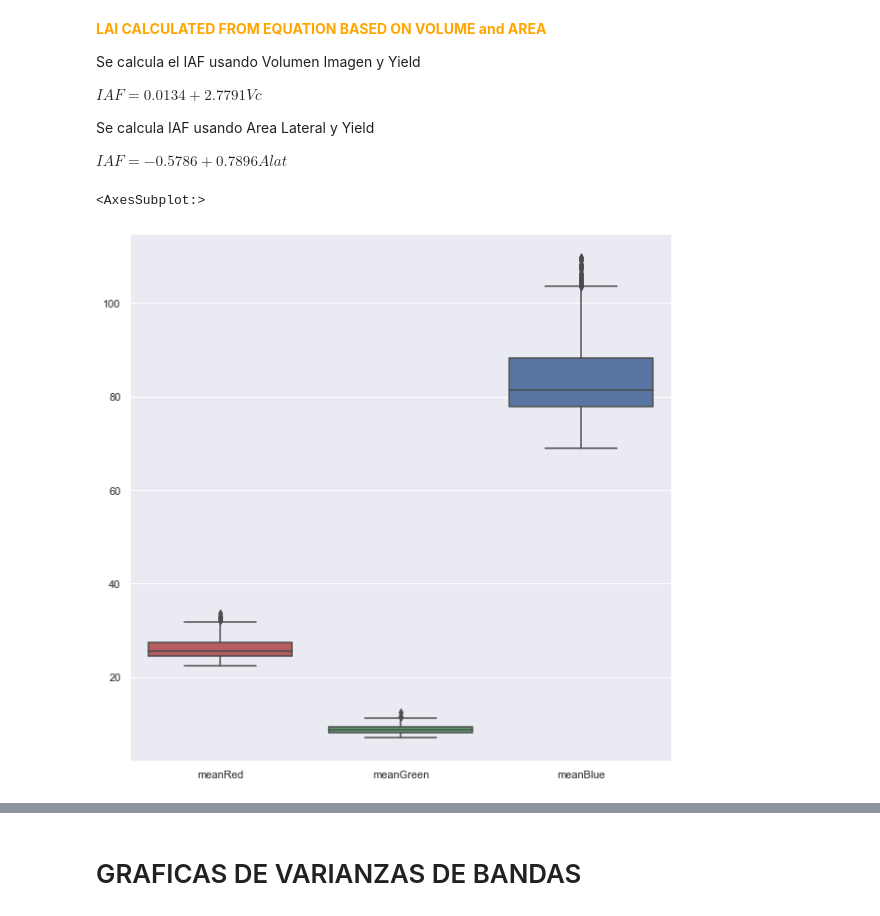
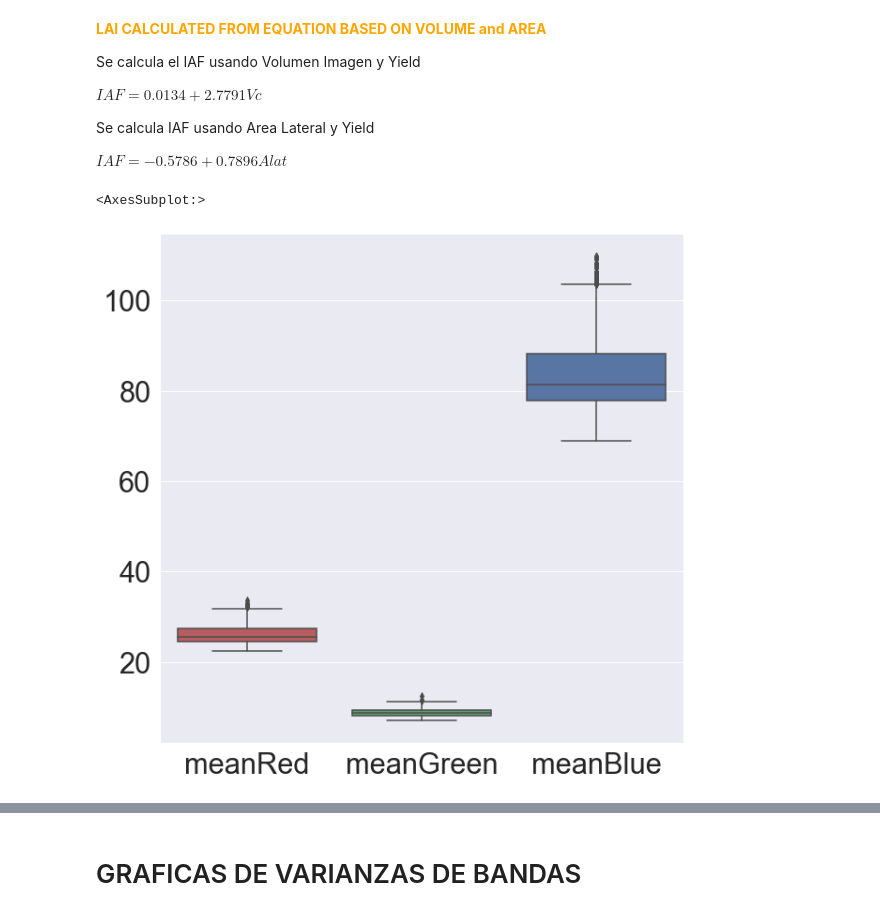
Before and after one commit to julianandres/processingyield, a Jupyter notebook: graficas.ipynb, the cells around one changed output, grey strips where cells are left out. Cells and saved outputs as stored; diff of their text form; code cells hidden in the pictures.

```diff
--- a/graficas.ipynb
+++ b/graficas.ipynb
@@ -93,33 +77,34 @@ $IAF =  -0.5786 + 0.7896 Alat $
 # %%
 
 from sklearn.preprocessing import StandardScaler
 
 import math
 areaLateral = []
 volumeFromDiameter = []
 diametros=[]
 for index,x in enumerate(datos.datosArea):
     diametro = 2*math.sqrt(x/math.pi)
     diametros.append(diametro)
     altura= datos.datosAlturaCalculada[index]/100
     valueAreaLateral=diametro*math.sqrt((diametro*diametro)+4*(altura*altura))
     valueVolume = math.pi*diametro*diametro*altura*(1/6)
     volumeFromDiameter.append(valueVolume)
     areaLateral.append(valueAreaLateral)
 IAF_from_volume = definirCorrelacionVariables.objective(datos.datosVolumenImagen, 2.7791,0.0134)
 IAF_from_area = definirCorrelacionVariables.objective(areaLateral, 0.7896,-0.5786)
 d = {"laiArea":IAF_from_area}
 dictGeneral.update(d)
 dframeFinal = pd.DataFrame(data=dictGeneral)
 correlation=dframeFinal.corr(method="pearson")
 scaled_features = StandardScaler().fit_transform(dframeFinal.values)
 scaled_features_df = pd.DataFrame(scaled_features, index=dframeFinal.index, columns=dframeFinal.columns)
 pyplot.figure(figsize=(10,10))
 my_pal = {"meanRed": "r", "meanGreen": "g", "meanBlue":"b"}
+sns.set(font_scale=2.8)
 sns.boxplot(data=dataframe[['meanRed', 'meanGreen','meanBlue']],orient="v", palette=my_pal)
 # %% [output]
 <AxesSubplot:>
-[figure, old version]
+[figure, new version]
 # %%
 print(dframeFinal['yields'].kurt())
 print(dframeFinal['yields'].skew())
```
Also changed, not shown: parts of 5 cells of this notebook, 38 other files.
